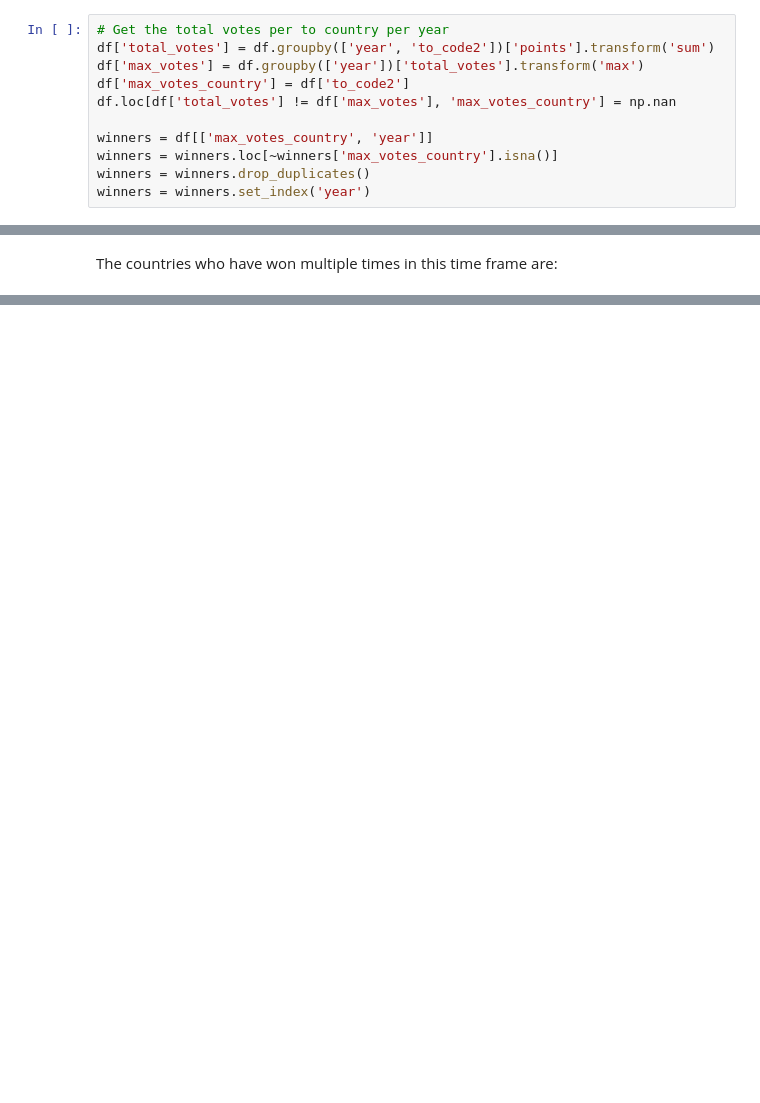
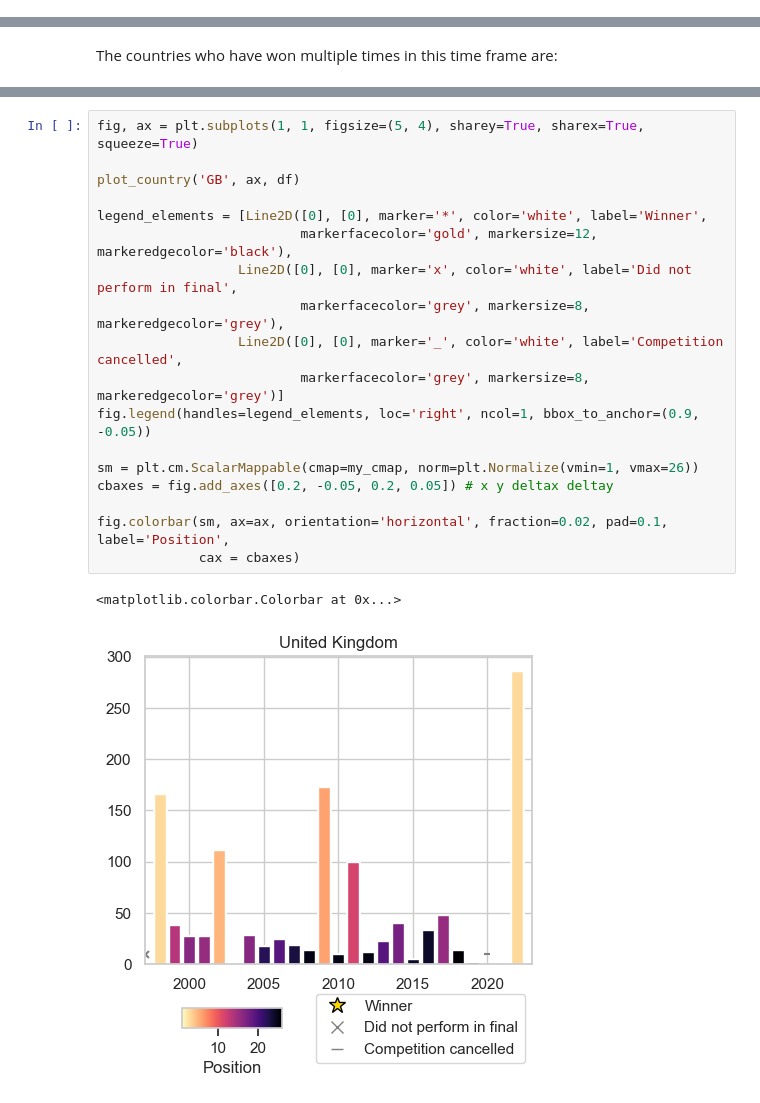
Before and after one commit to KatrionaGoldmann/Eurovision_TDS, a Jupyter notebook: eurovision/notebooks/story.ipynb, the cells around one changed output, grey strips where cells are left out. Drawn from its saved outputs; the diff is of its cells as text; blank space fills up the shorter version.

Commit message:
visualisations for countries with highest votes

```diff
--- a/eurovision/notebooks/story.ipynb
+++ b/eurovision/notebooks/story.ipynb
@@ -36,13 +37,2 @@ Name: rank, Length: 21310, dtype: float64
 # %% [markdown]
 Lets determine the winners each year
-# %%
-# Get the total votes per to country per year
-df['total_votes'] = df.groupby(['year', 'to_code2'])['points'].transform('sum')
-df['max_votes'] = df.groupby(['year'])['total_votes'].transform('max')
-df['max_votes_country'] = df['to_code2']
-df.loc[df['total_votes'] != df['max_votes'], 'max_votes_country'] = np.nan
-
-winners = df[['max_votes_country', 'year']]
-winners = winners.loc[~winners['max_votes_country'].isna()]
-winners = winners.drop_duplicates()
-winners = winners.set_index('year')
@@ -111,0 +118,21 @@ ax.set_title(country_name)
+# %%
+fig, ax = plt.subplots(1, 1, figsize=(5, 4), sharey=True, sharex=True, squeeze=True)
+
+plot_country('GB', ax, df)
+
+legend_elements = [Line2D([0], [0], marker='*', color='white', label='Winner',
+                          markerfacecolor='gold', markersize=12, markeredgecolor='black'),
+                  Line2D([0], [0], marker='x', color='white', label='Did not perform in final',
+                          markerfacecolor='grey', markersize=8, markeredgecolor='grey'),
+                  Line2D([0], [0], marker='_', color='white', label='Competition cancelled',
+                          markerfacecolor='grey', markersize=8, markeredgecolor='grey')]
+fig.legend(handles=legend_elements, loc='right', ncol=1, bbox_to_anchor=(0.9, -0.05))
+
+sm = plt.cm.ScalarMappable(cmap=my_cmap, norm=plt.Normalize(vmin=1, vmax=26))
+cbaxes = fig.add_axes([0.2, -0.05, 0.2, 0.05]) # x y deltax deltay
+
+fig.colorbar(sm, ax=ax, orientation='horizontal', fraction=0.02, pad=0.1, label='Position',
+             cax = cbaxes)
+# %% [output]
+<matplotlib.colorbar.Colorbar at 0x...>
+[figure, added]
```
Also changed, not shown: parts of 12 cells of this notebook.
